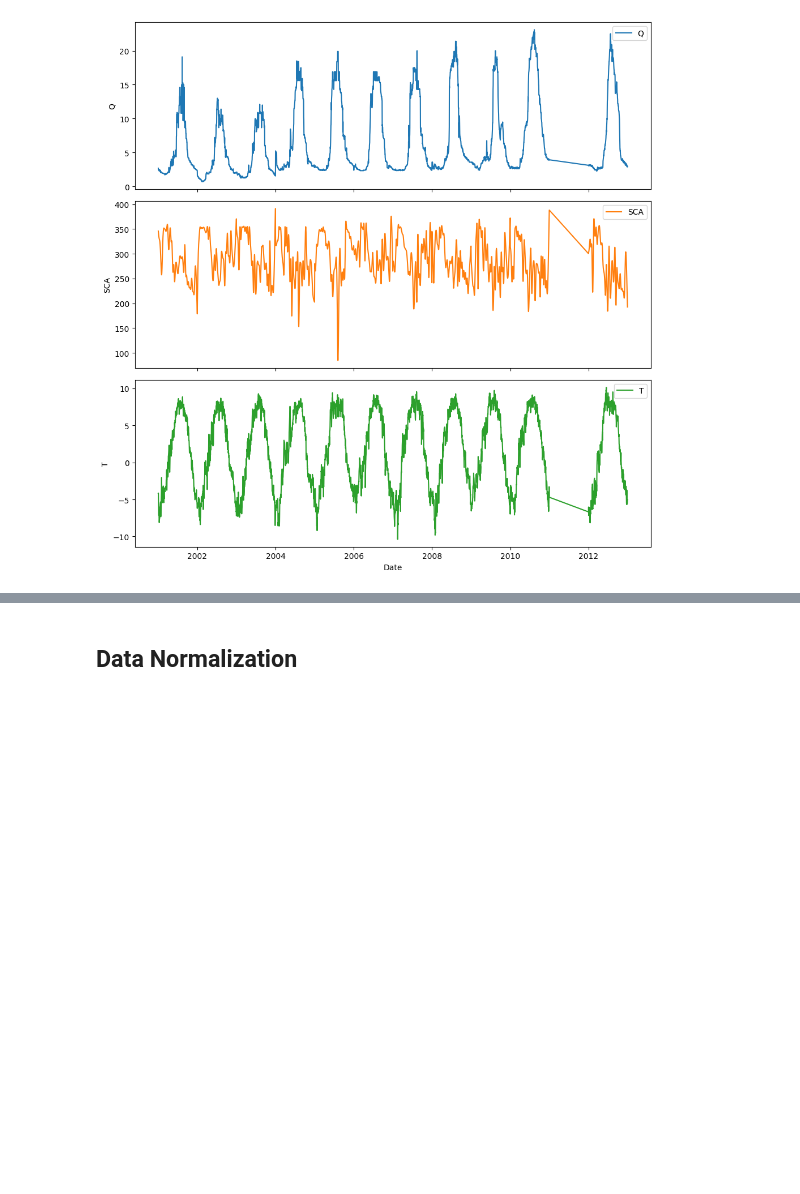
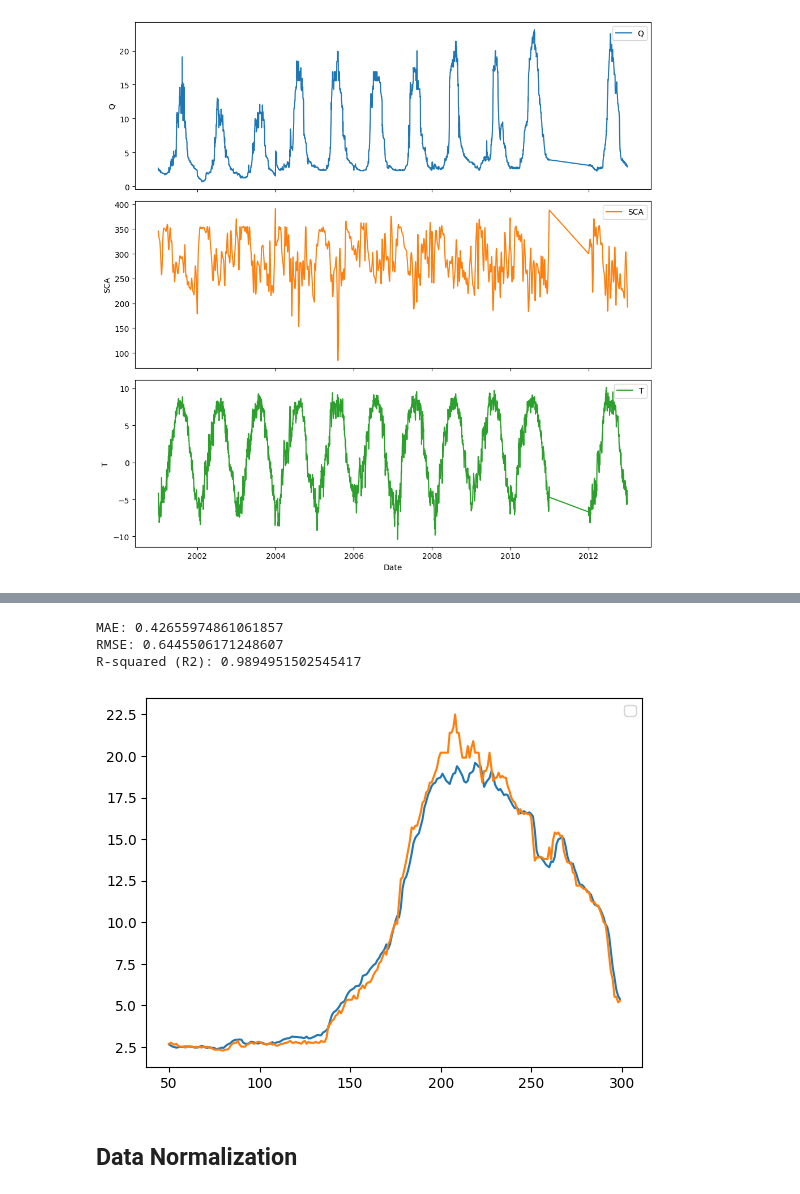
Before and after one commit to UkeshThapa/Snowmelt-Driven-Streamflow-Prediction, a Jupyter notebook: snow_melting_research_work.ipynb, the cells around one changed output, grey strips where cells are left out. Saved outputs shown, nothing was run; the diff lists cells and outputs as text; code cells hidden in the pictures; blank space fills up the shorter version.

```diff
--- a/snow_melting_research_work.ipynb
+++ b/snow_melting_research_work.ipynb
@@ -60,7 +70,9 @@ df_snow_melting
 # %% [markdown]
 ## Dataset Pre-processing
 # %%
-df_snow_melting = df_snow_melting[['Date',"Q","SCA","T"]]
+features = ['Date',"Q","SCA","T"]
+# features = ["Q"]
+df_snow_melting = df_snow_melting[features]
 # %%
 import datetime
 
@@ -100,3 +127,6 @@ plt.tight_layout()
 plt.show()
 # %% [output]
 [figure]
+# %%
+df_input = df_snow_melting[['Q','SCA', 'T']]
+df_input
@@ -102,0 +170,4 @@ plt.show()
+# %%
+X_train, y_train = X[:3285],y[:3285] # 9 year 80%
+X_val, y_val = X[3285:3648],y[3285:3648] # 363 days 10%
+X_test, y_test = X[3648:],y[3648:]  # 364 day 10%
@@ -102,0 +284,24 @@ plt.show()
+# %%
+test_predictions = model.predict(X_test).flatten()
+
+# Calculate MAE
+mae = mean_absolute_error(y_test, test_predictions)
+
+
+# Calculate RMSE
+rmse = np.sqrt(mean_squared_error(y_test, test_predictions))
+
+# Calculate R2
+r2 = r2_score(y_test, test_predictions)
+
+print("MAE:", mae)
+print("RMSE:", rmse)
+print("R-squared (R2):", r2)
+
+
+test_result = pd.DataFrame(data={"test Predictions":test_predictions,"Actuals":y_test})
+plt.plot(test_result['test Predictions'][50:300])
+plt.plot(test_result['Actuals'][50:300])
+plt.legend()
+plt.show()
+# %% [output]
@@ -103,3 +310,7 @@ plt.show()
+MAE: 0.42655974861061857
+RMSE: 0.6445506171248607
+R-squared (R2): 0.9894951502545417
+[figure, added]
 # %% [markdown]
 ## Data Normalization
 # %%
```
Also changed, not shown: parts of 46 cells of this notebook.
